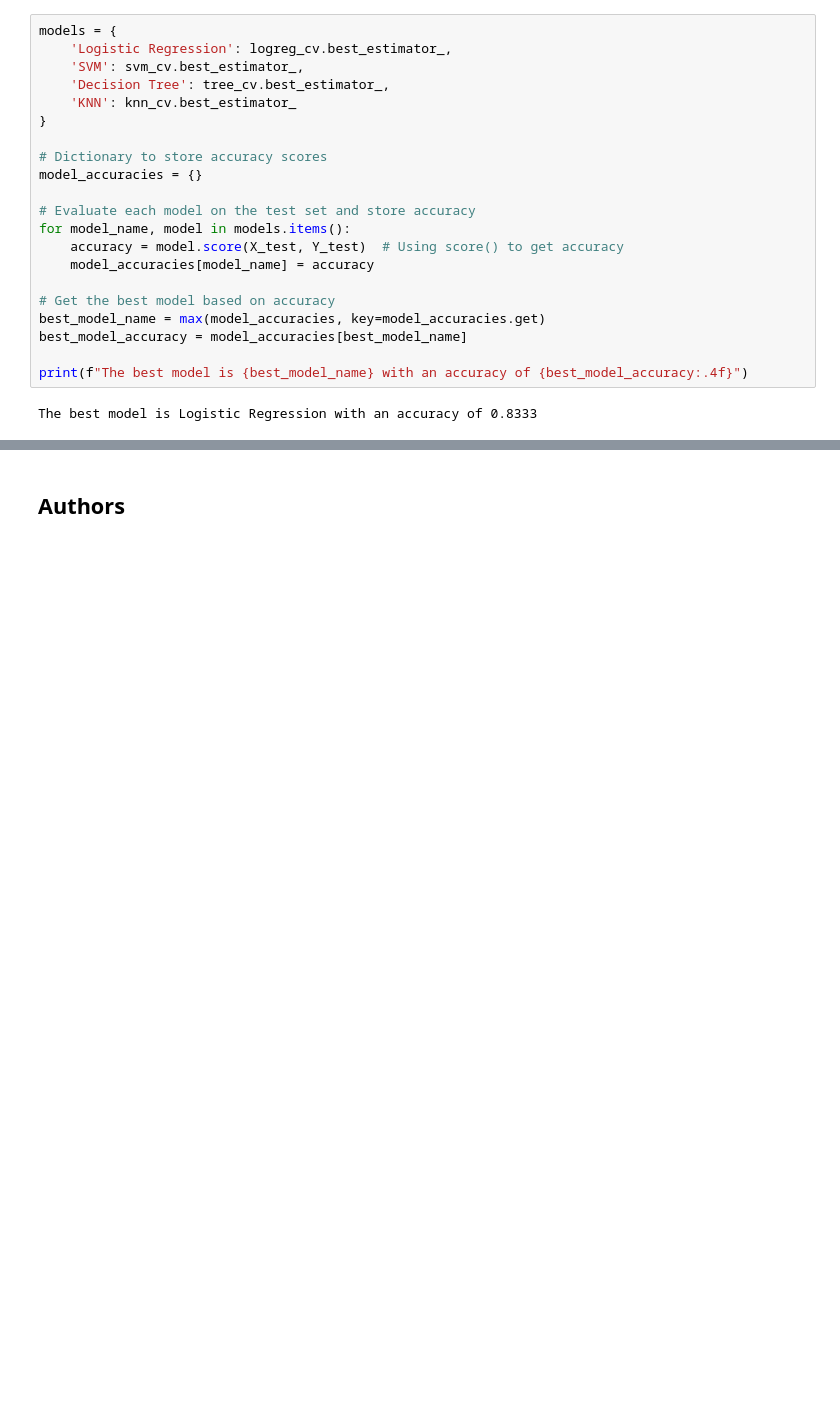
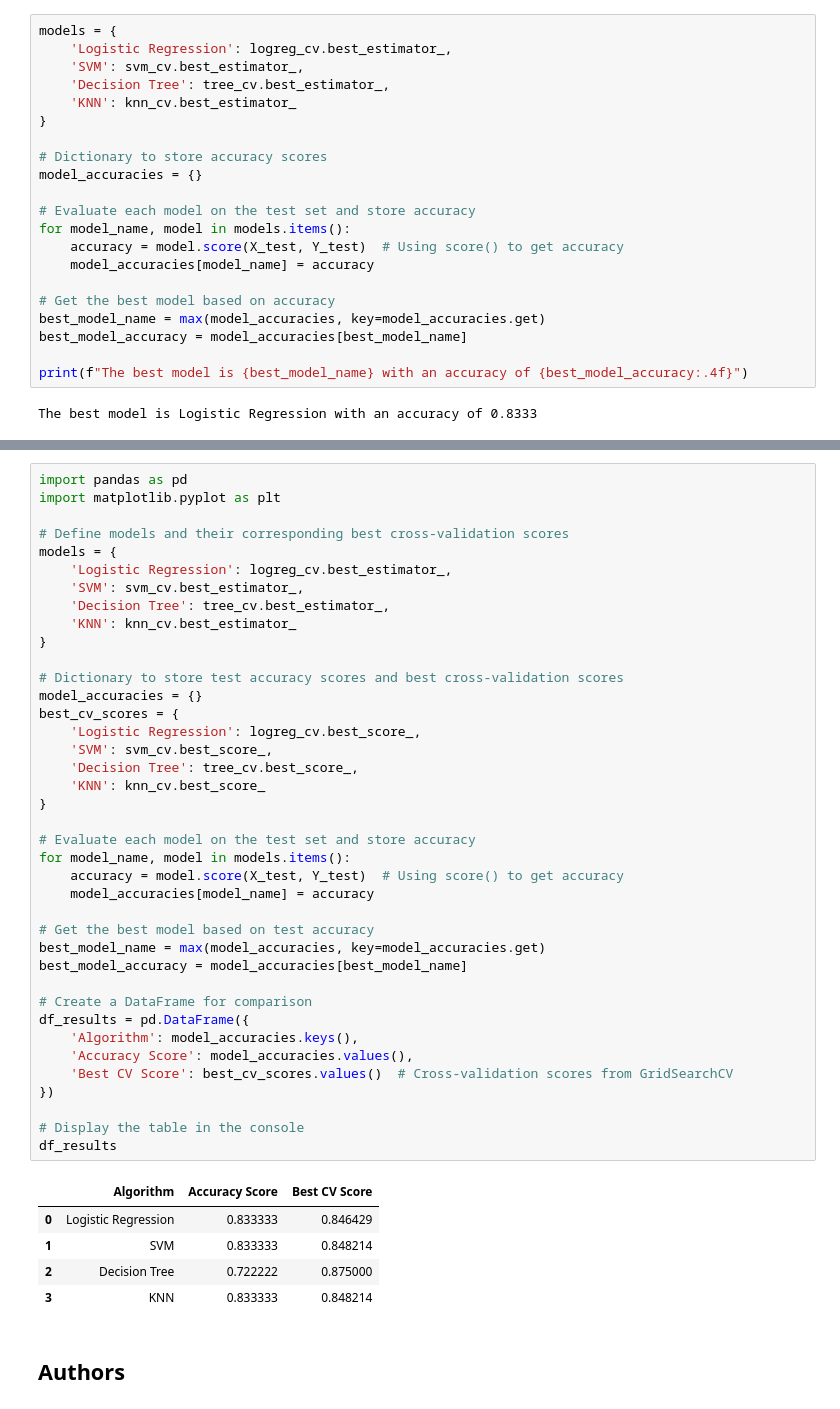
Before and after one commit to FelixCharotte/IBM_DataScience_Capstone, a Jupyter notebook: 05. Predicitve Analysis (Classification)/05. Predictive Analysis (Classification).ipynb, the cells around one changed output, grey strips where cells are left out. Drawn from its saved outputs; the diff is of its cells as text; blank space fills up the shorter version.

```diff
--- a/05. Predicitve Analysis (Classification)/05. Predictive Analysis (Classification).ipynb
+++ b/05. Predicitve Analysis (Classification)/05. Predictive Analysis (Classification).ipynb
@@ -380,3 +391,48 @@ The best model is Logistic Regression with an accuracy of 0.8333
+# %%
+import pandas as pd
+import matplotlib.pyplot as plt
+
+# Define models and their corresponding best cross-validation scores
+models = {
+    'Logistic Regression': logreg_cv.best_estimator_,
+    'SVM': svm_cv.best_estimator_,
+    'Decision Tree': tree_cv.best_estimator_,
+    'KNN': knn_cv.best_estimator_
+}
+
+# Dictionary to store test accuracy scores and best cross-validation scores
+model_accuracies = {}
+best_cv_scores = {
+    'Logistic Regression': logreg_cv.best_score_,
+    'SVM': svm_cv.best_score_,
+    'Decision Tree': tree_cv.best_score_,
+    'KNN': knn_cv.best_score_
+}
+
+# Evaluate each model on the test set and store accuracy
+for model_name, model in models.items():
+    accuracy = model.score(X_test, Y_test)  # Using score() to get accuracy
+    model_accuracies[model_name] = accuracy
+
+# Get the best model based on test accuracy
+best_model_name = max(model_accuracies, key=model_accuracies.get)
+best_model_accuracy = model_accuracies[best_model_name]
+
+# Create a DataFrame for comparison
+df_results = pd.DataFrame({
+    'Algorithm': model_accuracies.keys(),
+    'Accuracy Score': model_accuracies.values(),
+    'Best CV Score': best_cv_scores.values()  # Cross-validation scores from GridSearchCV
+})
+
+# Display the table in the console
+df_results
+# %% [output]
+|  | Algorithm | Accuracy Score | Best CV Score |
+| 0 | Logistic Regression | 0.833333 | 0.846429 |
+| 1 | SVM | 0.833333 | 0.848214 |
+| 2 | Decision Tree | 0.722222 | 0.875000 |
+| 3 | KNN | 0.833333 | 0.848214 |
 # %% [markdown]
 ## Authors
 # %% [markdown]
```
Also changed, not shown: parts of 6 cells of this notebook.
